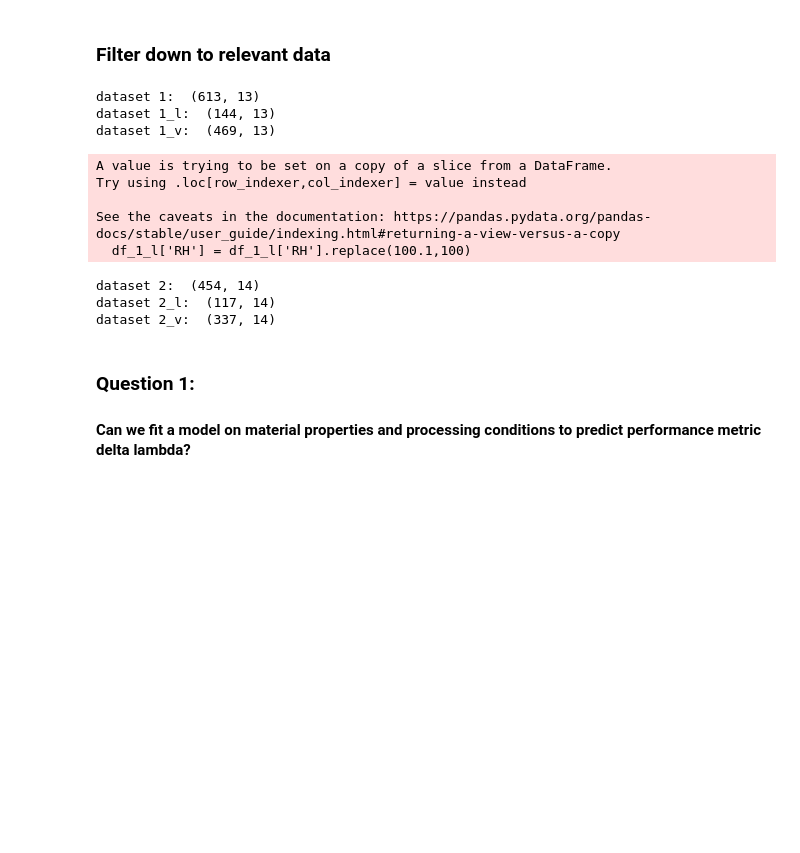
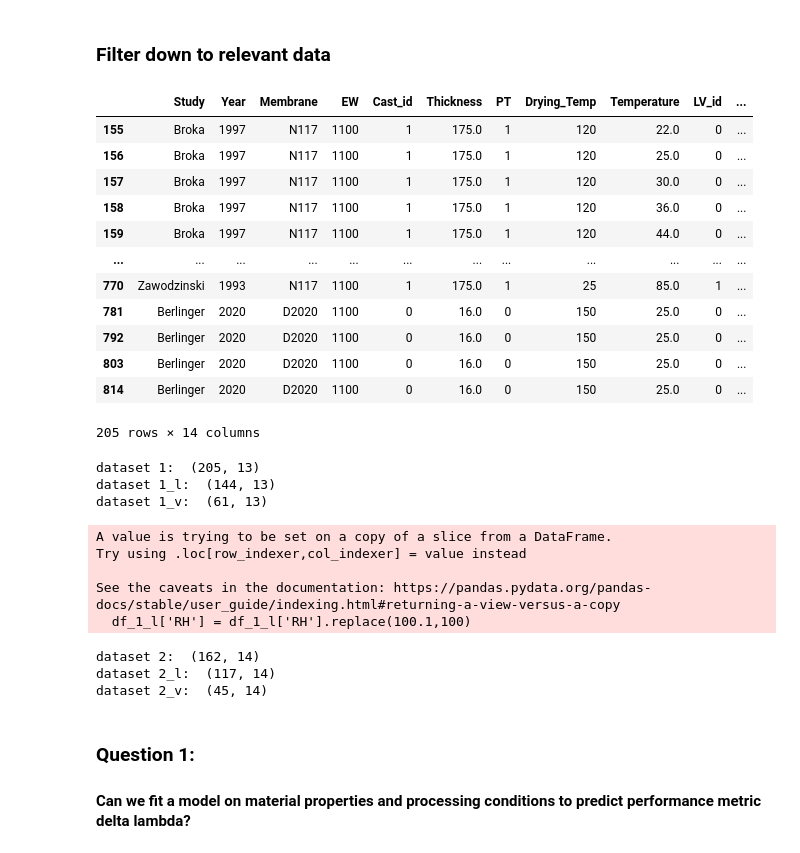
Before and after one commit to PERPETU4L-M0TI0N/PFSA_Paper, a Jupyter notebook: ds_flow_wip.ipynb, the cells around one changed output. Cells and saved outputs as stored; diff of their text form; code cells hidden in the pictures; blank space fills up the shorter version.

```diff
--- a/ds_flow_wip.ipynb
+++ b/ds_flow_wip.ipynb
@@ -32,13 +32,31 @@ df.head()
 ### Filter down to relevant data
 # %%
 # description: why filtered out: ...
-
+df = pd.read_excel('./data/ChemRev_Hydration_Data.xlsx', sheet_name='HydrationData',usecols = 'A:R')   #importing experimental data
 not_include = ['Cast','LV','RH_r','Pret_Time']
 df = df.query('Study != "Alberti" and EW == 1100')
 df = df.query('LV_id in (0, 1)')
+df = df[df['RH'] >= 95.0]
 df['LV_id'] = df['LV_id'].astype(int)
 df = df.drop(not_include, axis=1)
 df = df[df['Thickness'].notnull()]
+df['RH'] = df['RH'].replace(100.1,100)
+df['RH'] = 100#df['RH'].apply(lambda x : 100 if x > 95 else x)
+df
+# %% [output]
+|  | Study | Year | Membrane | EW | Cast_id | Thickness | PT | Drying_Temp | Temperature | LV_id | ... |
+| 155 | Broka | 1997 | N117 | 1100 | 1 | 175.0 | 1 | 120 | 22.0 | 0 | ... |
+| 156 | Broka | 1997 | N117 | 1100 | 1 | 175.0 | 1 | 120 | 25.0 | 0 | ... |
+| 157 | Broka | 1997 | N117 | 1100 | 1 | 175.0 | 1 | 120 | 30.0 | 0 | ... |
+| 158 | Broka | 1997 | N117 | 1100 | 1 | 175.0 | 1 | 120 | 36.0 | 0 | ... |
+| 159 | Broka | 1997 | N117 | 1100 | 1 | 175.0 | 1 | 120 | 44.0 | 0 | ... |
+| ... | ... | ... | ... | ... | ... | ... | ... | ... | ... | ... | ... |
+| 770 | Zawodzinski | 1993 | N117 | 1100 | 1 | 175.0 | 1 | 25 | 85.0 | 1 | ... |
+| 781 | Berlinger | 2020 | D2020 | 1100 | 0 | 16.0 | 0 | 150 | 25.0 | 0 | ... |
+| 792 | Berlinger | 2020 | D2020 | 1100 | 0 | 16.0 | 0 | 150 | 25.0 | 0 | ... |
+| 803 | Berlinger | 2020 | D2020 | 1100 | 0 | 16.0 | 0 | 150 | 25.0 | 0 | ... |
+| 814 | Berlinger | 2020 | D2020 | 1100 | 0 | 16.0 | 0 | 150 | 25.0 | 0 | ... |
+205 rows × 14 columns
 # %%
 # subset 1
 # description: remove equilibrium_hr column, divide in liquid and vapor
@@ -52,9 +70,9 @@ df_1_v = df_1[df_1['LV_id']==0]
 print('dataset 1_l: ', df_1_l.shape)
 print('dataset 1_v: ', df_1_v.shape)
 # %% [output]
-dataset 1:  (613, 13)
+dataset 1:  (205, 13)
 dataset 1_l:  (144, 13)
-dataset 1_v:  (469, 13)
+dataset 1_v:  (61, 13)
 A value is trying to be set on a copy of a slice from a DataFrame.
 Try using .loc[row_indexer,col_indexer] = value instead
 
@@ -70,9 +88,9 @@ df_2_v = df_2[df_2['LV_id']==0]
 print('dataset 2_l: ', df_2_l.shape)
 print('dataset 2_v: ', df_2_v.shape)
 # %% [output]
-dataset 2:  (454, 14)
+dataset 2:  (162, 14)
 dataset 2_l:  (117, 14)
-dataset 2_v:  (337, 14)
+dataset 2_v:  (45, 14)
 # %% [markdown]
 ### Question 1:
 #### Can we fit a model on material properties and processing conditions to predict performance metric delta lambda?
```
Also changed, not shown: parts of 20 cells of this notebook, 3 other files.
